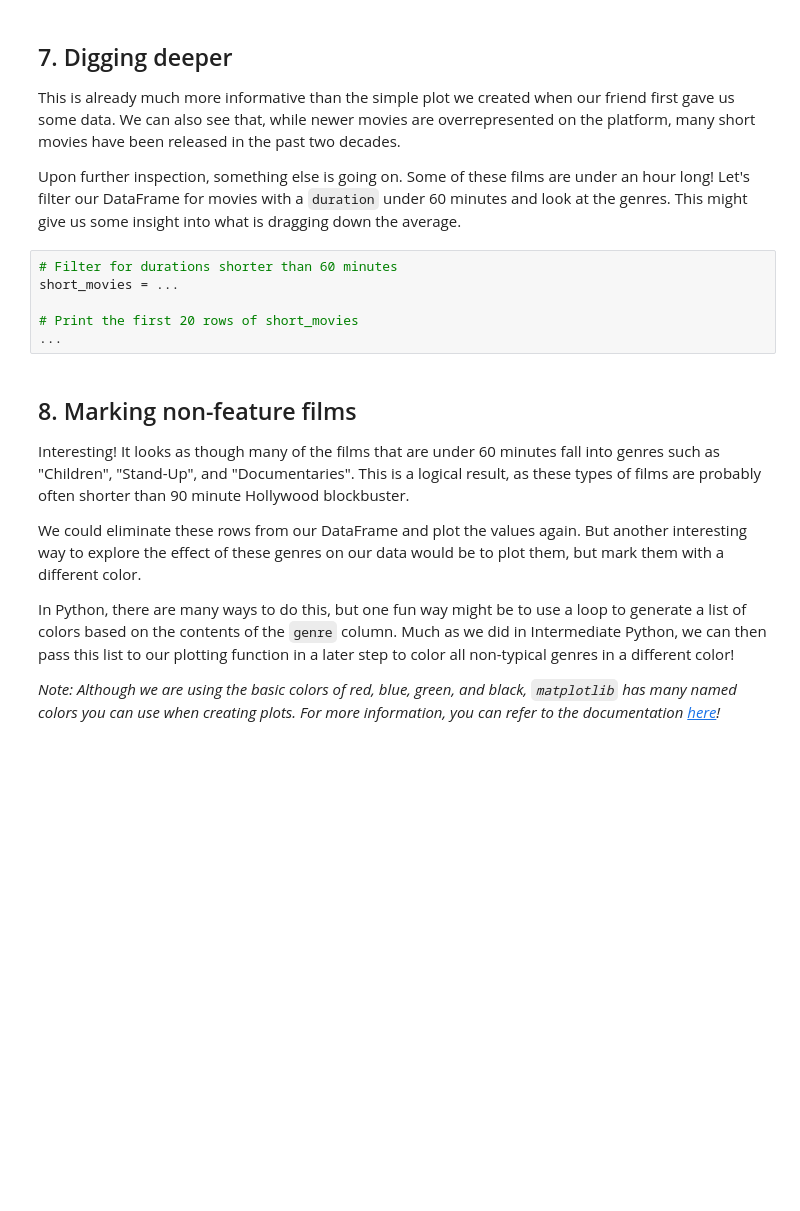
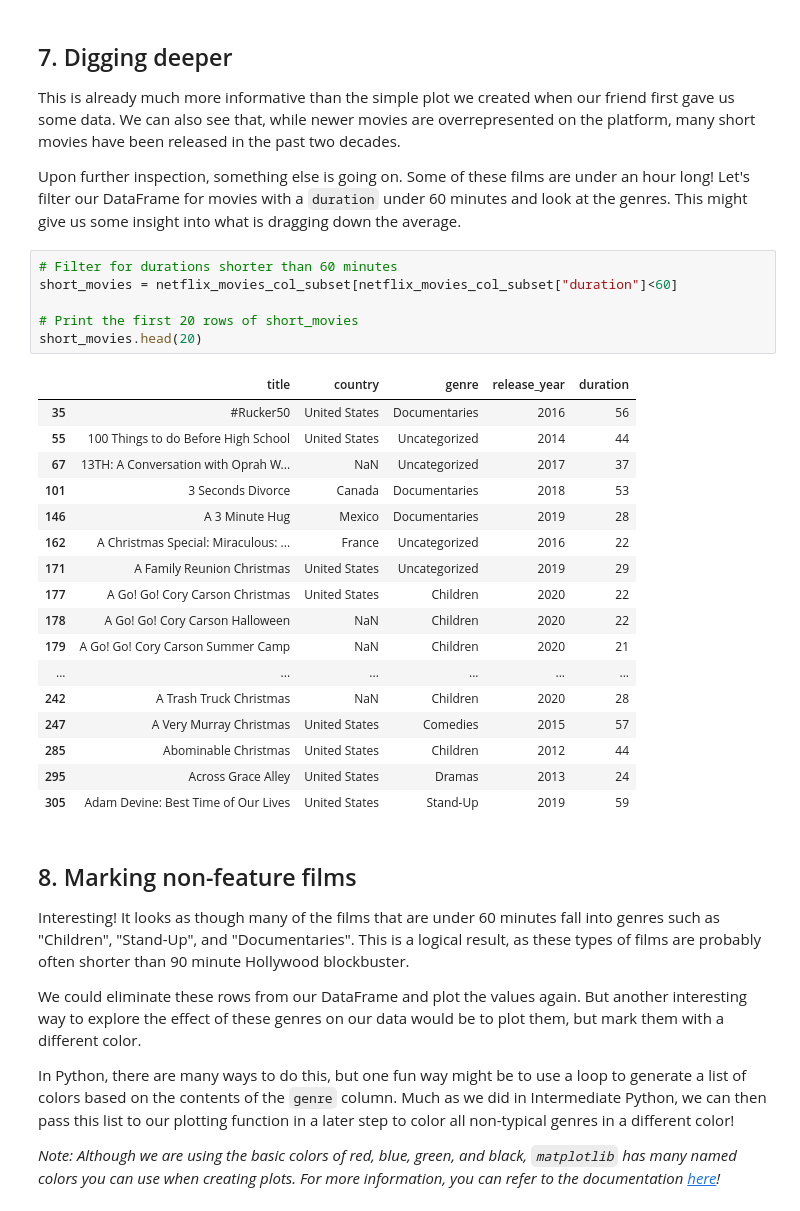
Before and after one commit to dinaeshsugumaran/Netflix, a Jupyter notebook: Netflix_Python.ipynb, the cells around one changed output. Drawn from its saved outputs; the diff is of its cells as text; blank space fills up the shorter version.

```diff
--- a/Netflix_Python.ipynb
+++ b/Netflix_Python.ipynb
@@ -97,10 +130,28 @@ fig = plt.figure(figsize=(12,8))
 <p>Upon further inspection, something else is going on. Some of these films are under an hour long! Let's filter our DataFrame for movies with a <code>duration</code> under 60 minutes and look at the genres. This might give us some insight into what is dragging down the average.</p>
 # %%
 # Filter for durations shorter than 60 minutes
-short_movies = ...
+short_movies = netflix_movies_col_subset[netflix_movies_col_subset["duration"]<60]
 
 # Print the first 20 rows of short_movies
-...
+short_movies.head(20)
+# %% [output]
+|  | title | country | genre | release_year | duration |
+| 35 | #Rucker50 | United States | Documentaries | 2016 | 56 |
+| 55 | 100 Things to do Before High School | United States | Uncategorized | 2014 | 44 |
+| 67 | 13TH: A Conversation with Oprah W... | NaN | Uncategorized | 2017 | 37 |
+| 101 | 3 Seconds Divorce | Canada | Documentaries | 2018 | 53 |
+| 146 | A 3 Minute Hug | Mexico | Documentaries | 2019 | 28 |
+| 162 | A Christmas Special: Miraculous: ... | France | Uncategorized | 2016 | 22 |
+| 171 | A Family Reunion Christmas | United States | Uncategorized | 2019 | 29 |
+| 177 | A Go! Go! Cory Carson Christmas | United States | Children | 2020 | 22 |
+| 178 | A Go! Go! Cory Carson Halloween | NaN | Children | 2020 | 22 |
+| 179 | A Go! Go! Cory Carson Summer Camp | NaN | Children | 2020 | 21 |
+| ... | ... | ... | ... | ... | ... |
+| 242 | A Trash Truck Christmas | NaN | Children | 2020 | 28 |
+| 247 | A Very Murray Christmas | United States | Comedies | 2015 | 57 |
+| 285 | Abominable Christmas | United States | Children | 2012 | 44 |
+| 295 | Across Grace Alley | United States | Dramas | 2013 | 24 |
+| 305 | Adam Devine: Best Time of Our Lives | United States | Stand-Up | 2019 | 59 |
 # %% [markdown]
 ## 8. Marking non-feature films
 <p>Interesting! It looks as though many of the films that are under 60 minutes fall into genres such as "Children", "Stand-Up", and "Documentaries". This is a logical result, as these types of films are probably often shorter than 90 minute Hollywood blockbuster. </p>
```
Also changed, not shown: parts of 9 cells of this notebook, 1 other file.
